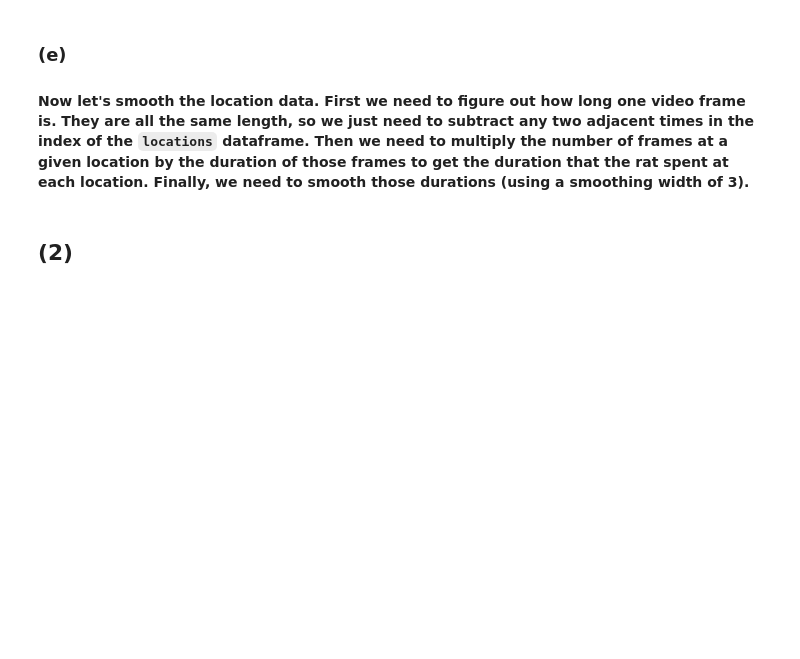
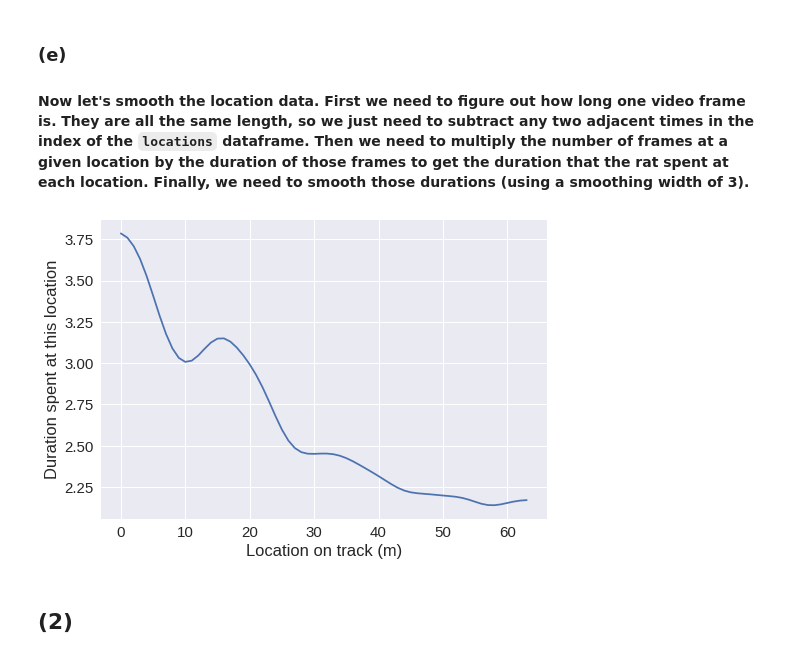
Before and after one commit to prakshalj0512/MAT494, a Jupyter notebook: Copy_of_neural_coding_exercises.ipynb, the cells around one changed output. Cells and saved outputs as stored; diff of their text form; code cells hidden in the pictures; blank space fills up the shorter version.

```diff
--- a/Copy_of_neural_coding_exercises.ipynb
+++ b/Copy_of_neural_coding_exercises.ipynb
@@ -88,4 +93,6 @@ plt.ylabel('# of spikes observed there');
 ### (c)
 #### That shows us the histogram, but we are actually going to want to use the values plotted there for our analysis.  Use the function `np.histogram` to extract the counts in each bin (the number of video frames that the rat was at that approximate location), and the locations of the edges of each bin, using 64 bins.
 # %%
-frames_at_each_location, bin_edges = np.histogram(..., bins=...)
+frames_at_each_location, bin_edges = np.histogram(locations['d'], bins=64)
+print(frames_at_each_location)
+print(bin_edges)
@@ -109,12 +142,14 @@ plt.plot(smooth); # The orange trace
 ### (e)
 #### Now let's smooth the location data.  First we need to figure out how long one video frame is.  They are all the same length, so we just need to subtract any two adjacent times in the index of the `locations` dataframe.  Then we need to multiply the number of frames at a given location by the duration of those frames to get the duration that the rat spent at each location.  Finally, we need to smooth those durations (using a smoothing width of 3).
 # %%
-frame_duration = locations.index[...] - locations.index[...]
-durations_at_each_location = frames_at_each_location * ...
-durations_at_each_location = gaussian_filter(durations_at_each_location, ...)
+frame_duration = locations.index[1] - locations.index[0]
+durations_at_each_location = frames_at_each_location * frame_duration
+durations_at_each_location = gaussian_filter(durations_at_each_location, 3)
 plt.plot(durations_at_each_location)
 plt.xlabel('Location on track (m)')
 plt.ylabel('Duration spent at this location');
+# %% [output]
+[figure, added]
 # %% [markdown]
 ## (2)
 # %% [markdown]
```
Also changed, not shown: parts of 19 cells of this notebook.
